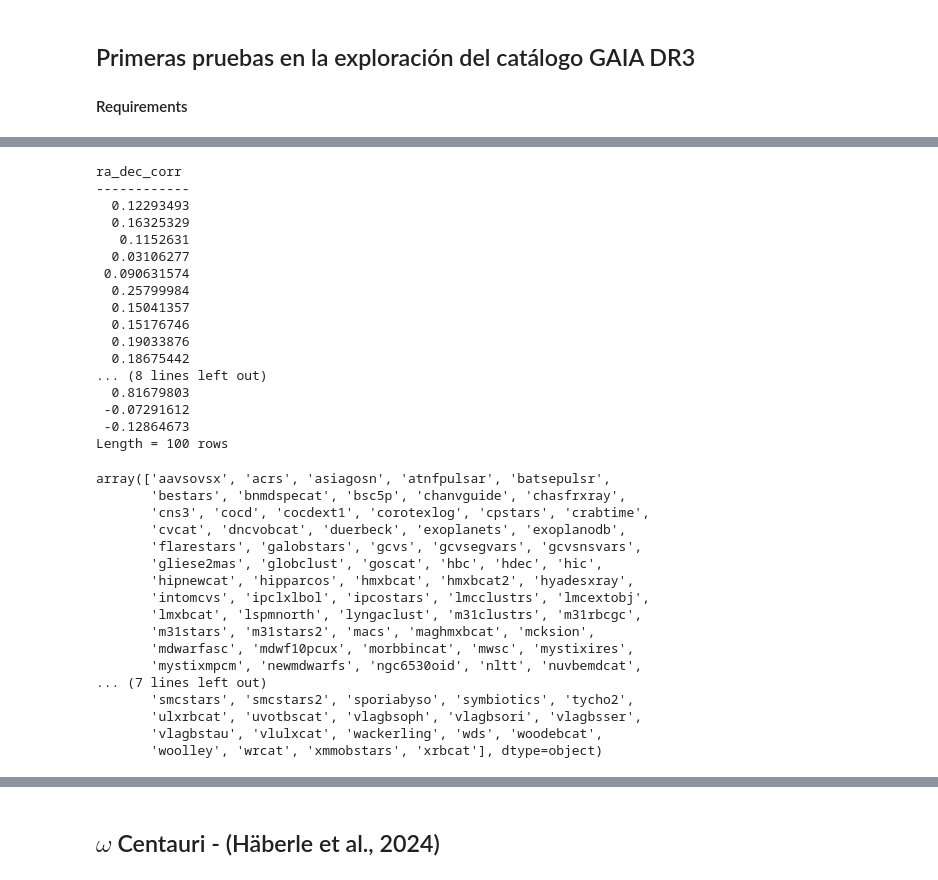
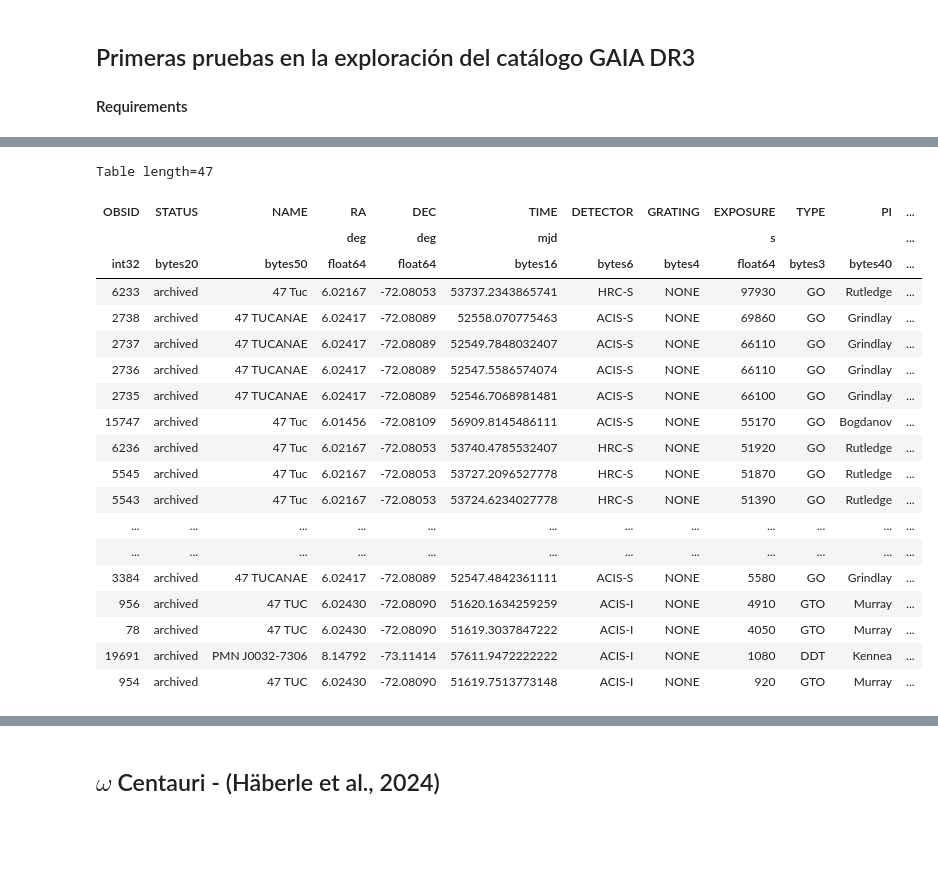
Before and after one commit to santhiperbolico/tfm-ucm-code, a Jupyter notebook: notebooks/Primeras pruebas GAIA DR3.ipynb, the cells around one changed output, grey strips where cells are left out. Saved outputs shown, nothing was run; the diff lists cells and outputs as text; code cells hidden in the pictures; blank space fills up the shorter version.

```diff
--- a/notebooks/Primeras pruebas GAIA DR3.ipynb
+++ b/notebooks/Primeras pruebas GAIA DR3.ipynb
@@ -33,48 +36,29 @@ Gaia.ROW_LIMIT = -1
-# %%
-job = Gaia.launch_job("select top 100 "
-                      "*"
-                      "from gaiadr3.gaia_source order by source_id")
-r = job.get_results()
-print(r['ra_dec_corr'])
-# %% [output]
-ra_dec_corr
-------------
-  0.12293493
-  0.16325329
-   0.1152631
-  0.03106277
- 0.090631574
-  0.25799984
-  0.15041357
-  0.15176746
-  0.19033876
-  0.18675442
-... (8 lines left out)
-  0.81679803
- -0.07291612
- -0.12864673
-Length = 100 rows
-# %%
-heasarc = Heasarc()
-table = heasarc.query_mission_list()
-df = table.to_pandas()
-df[df.Mission == "STAR CATALOG"].Table.values
-# %% [output]
-array(['aavsovsx', 'acrs', 'asiagosn', 'atnfpulsar', 'batsepulsr',
-       'bestars', 'bnmdspecat', 'bsc5p', 'chanvguide', 'chasfrxray',
-       'cns3', 'cocd', 'cocdext1', 'corotexlog', 'cpstars', 'crabtime',
-       'cvcat', 'dncvobcat', 'duerbeck', 'exoplanets', 'exoplanodb',
-       'flarestars', 'galobstars', 'gcvs', 'gcvsegvars', 'gcvsnsvars',
-       'gliese2mas', 'globclust', 'goscat', 'hbc', 'hdec', 'hic',
-       'hipnewcat', 'hipparcos', 'hmxbcat', 'hmxbcat2', 'hyadesxray',
-       'intomcvs', 'ipclxlbol', 'ipcostars', 'lmcclustrs', 'lmcextobj',
-       'lmxbcat', 'lspmnorth', 'lyngaclust', 'm31clustrs', 'm31rbcgc',
-       'm31stars', 'm31stars2', 'macs', 'maghmxbcat', 'mcksion',
-       'mdwarfasc', 'mdwf10pcux', 'morbbincat', 'mwsc', 'mystixires',
-       'mystixmpcm', 'newmdwarfs', 'ngc6530oid', 'nltt', 'nuvbemdcat',
-... (7 lines left out)
-       'smcstars', 'smcstars2', 'sporiabyso', 'symbiotics', 'tycho2',
-       'ulxrbcat', 'uvotbscat', 'vlagbsoph', 'vlagbsori', 'vlagbsser',
-       'vlagbstau', 'vlulxcat', 'wackerling', 'wds', 'woodebcat',
-       'woolley', 'wrcat', 'xmmobstars', 'xrbcat'], dtype=object)
+# %%
+from astroquery.heasarc import Heasarc
+from astropy.coordinates import SkyCoord
+pos = SkyCoord.from_name('ngc 104')
+tab = Heasarc.query_region(pos, mission='chanmaster', radius=2*u.deg
+                          )
+tab
+# %% [output]
+Table length=47
+| OBSID | STATUS | NAME | RA | DEC | TIME | DETECTOR | GRATING | EXPOSURE | TYPE | PI | ... |
+|  |  |  | deg | deg | mjd |  |  | s |  |  | ... |
+| int32 | bytes20 | bytes50 | float64 | float64 | bytes16 | bytes6 | bytes4 | float64 | bytes3 | bytes40 | ... |
+| 6233 | archived | 47 Tuc | 6.02167 | -72.08053 | 53737.2343865741 | HRC-S | NONE | 97930 | GO | Rutledge | ... |
+| 2738 | archived | 47 TUCANAE | 6.02417 | -72.08089 | 52558.070775463 | ACIS-S | NONE | 69860 | GO | Grindlay | ... |
+| 2737 | archived | 47 TUCANAE | 6.02417 | -72.08089 | 52549.7848032407 | ACIS-S | NONE | 66110 | GO | Grindlay | ... |
+| 2736 | archived | 47 TUCANAE | 6.02417 | -72.08089 | 52547.5586574074 | ACIS-S | NONE | 66110 | GO | Grindlay | ... |
+| 2735 | archived | 47 TUCANAE | 6.02417 | -72.08089 | 52546.7068981481 | ACIS-S | NONE | 66100 | GO | Grindlay | ... |
+| 15747 | archived | 47 Tuc | 6.01456 | -72.08109 | 56909.8145486111 | ACIS-S | NONE | 55170 | GO | Bogdanov | ... |
+| 6236 | archived | 47 Tuc | 6.02167 | -72.08053 | 53740.4785532407 | HRC-S | NONE | 51920 | GO | Rutledge | ... |
+| 5545 | archived | 47 Tuc | 6.02167 | -72.08053 | 53727.2096527778 | HRC-S | NONE | 51870 | GO | Rutledge | ... |
+| 5543 | archived | 47 Tuc | 6.02167 | -72.08053 | 53724.6234027778 | HRC-S | NONE | 51390 | GO | Rutledge | ... |
+| ... | ... | ... | ... | ... | ... | ... | ... | ... | ... | ... | ... |
+| ... | ... | ... | ... | ... | ... | ... | ... | ... | ... | ... | ... |
+| 3384 | archived | 47 TUCANAE | 6.02417 | -72.08089 | 52547.4842361111 | ACIS-S | NONE | 5580 | GO | Grindlay | ... |
+| 956 | archived | 47 TUC | 6.02430 | -72.08090 | 51620.1634259259 | ACIS-I | NONE | 4910 | GTO | Murray | ... |
+| 78 | archived | 47 TUC | 6.02430 | -72.08090 | 51619.3037847222 | ACIS-I | NONE | 4050 | GTO | Murray | ... |
+| 19691 | archived | PMN J0032-7306 | 8.14792 | -73.11414 | 57611.9472222222 | ACIS-I | NONE | 1080 | DDT | Kennea | ... |
+| 954 | archived | 47 TUC | 6.02430 | -72.08090 | 51619.7513773148 | ACIS-I | NONE | 920 | GTO | Murray | ... |
 # %%
```
Also changed, not shown: parts of 12 cells of this notebook, 4 other files.
